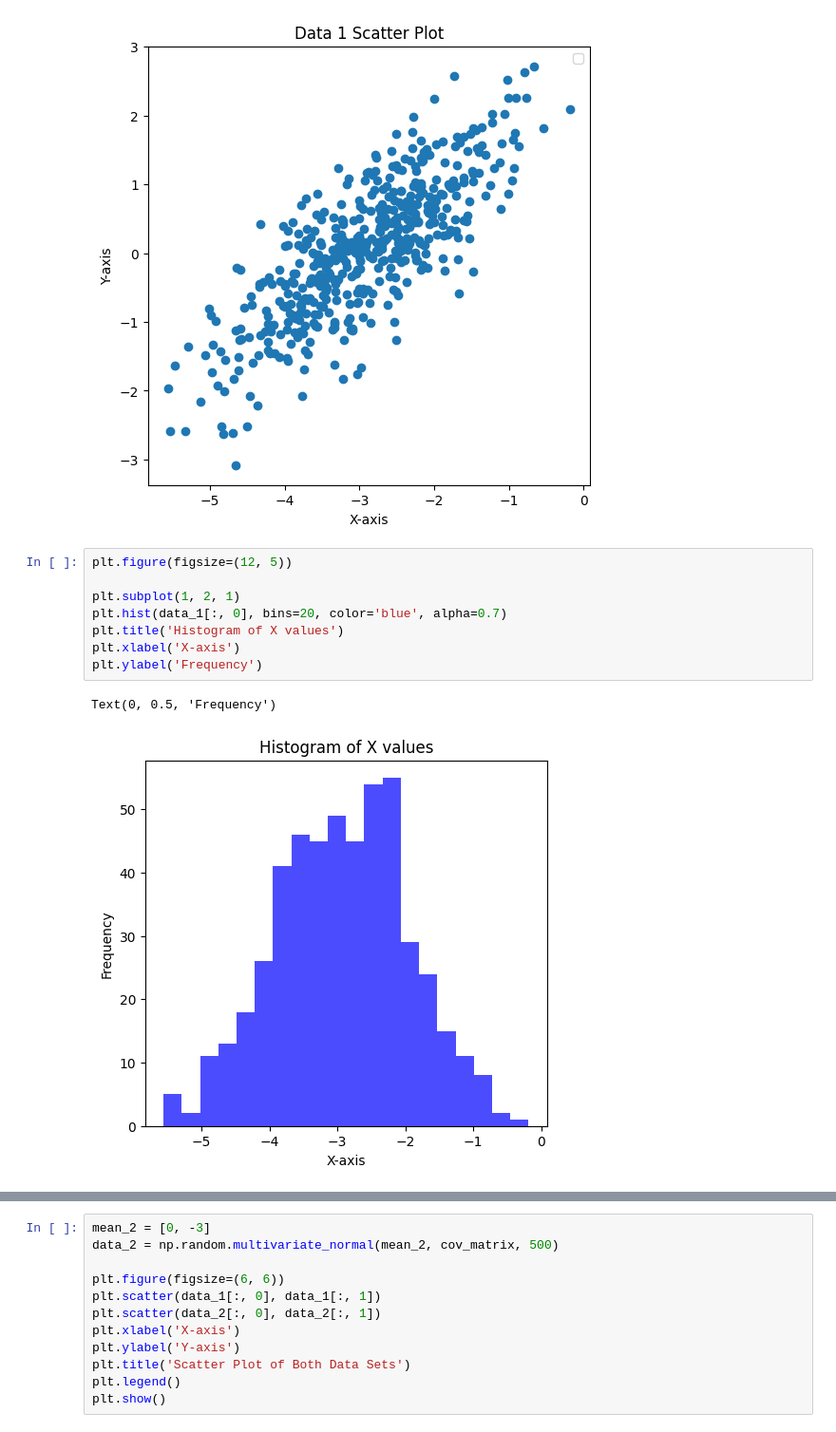
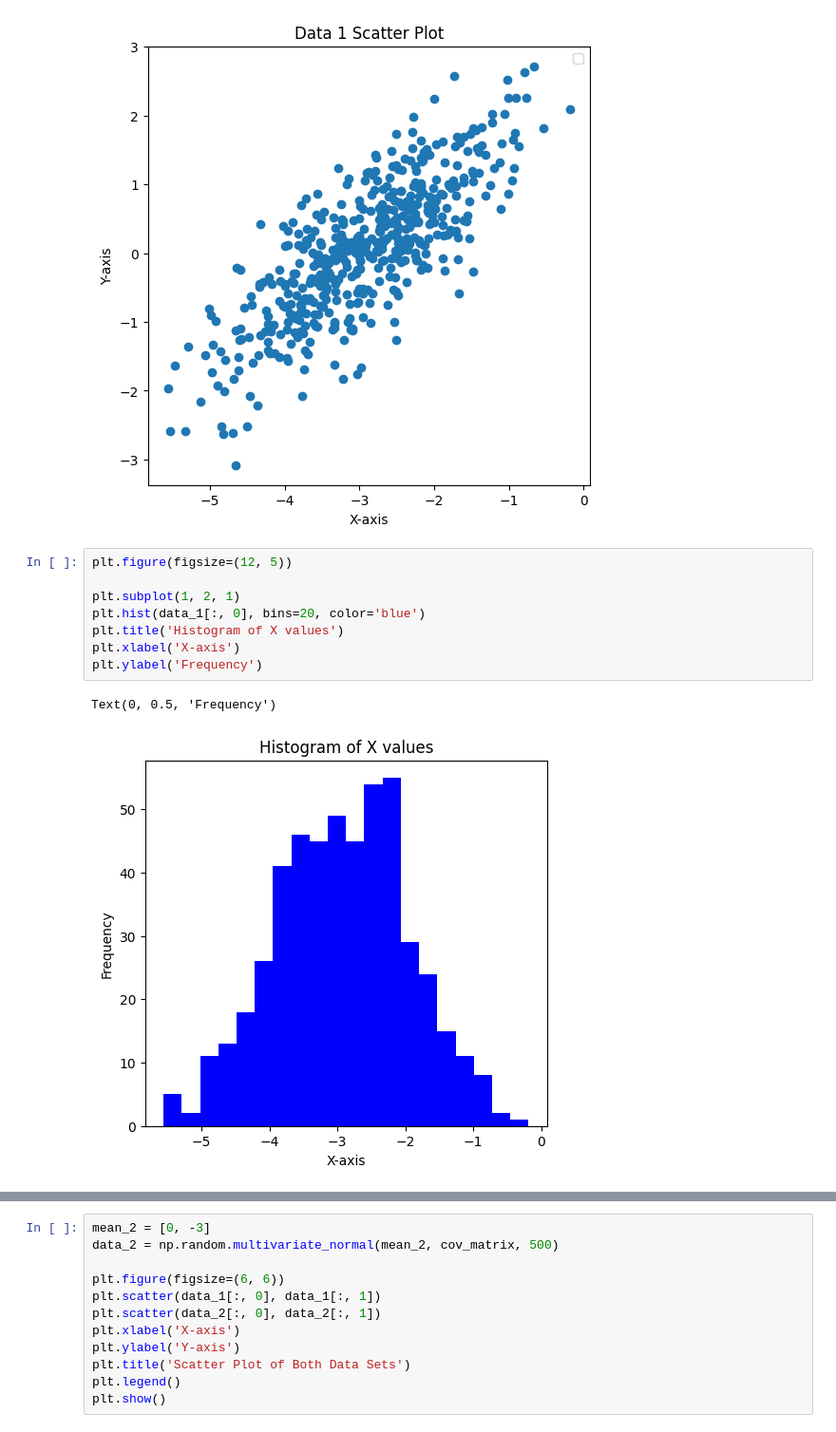
Before and after one commit to Remonah-3/Dummy_Data, a Jupyter notebook: Assignment_Dummy_Data.ipynb, the cells around one changed output, grey strips where cells are left out. Shown at 95% size. Drawn from its saved outputs; the diff is of its cells as text.

```diff
--- a/Assignment_Dummy_Data.ipynb
+++ b/Assignment_Dummy_Data.ipynb
@@ -27,13 +27,13 @@ plt.show()
 # %%
 plt.figure(figsize=(12, 5))
 
 plt.subplot(1, 2, 1)
-plt.hist(data_1[:, 0], bins=20, color='blue', alpha=0.7)
+plt.hist(data_1[:, 0], bins=20, color='blue')
 plt.title('Histogram of X values')
 plt.xlabel('X-axis')
 plt.ylabel('Frequency')
 # %% [output]
 Text(0, 0.5, 'Frequency')
-[figure, old version]
+[figure, new version]
 # %%
 plt.subplot(1, 2, 2)
```
Also changed, not shown: parts of 2 cells of this notebook.
